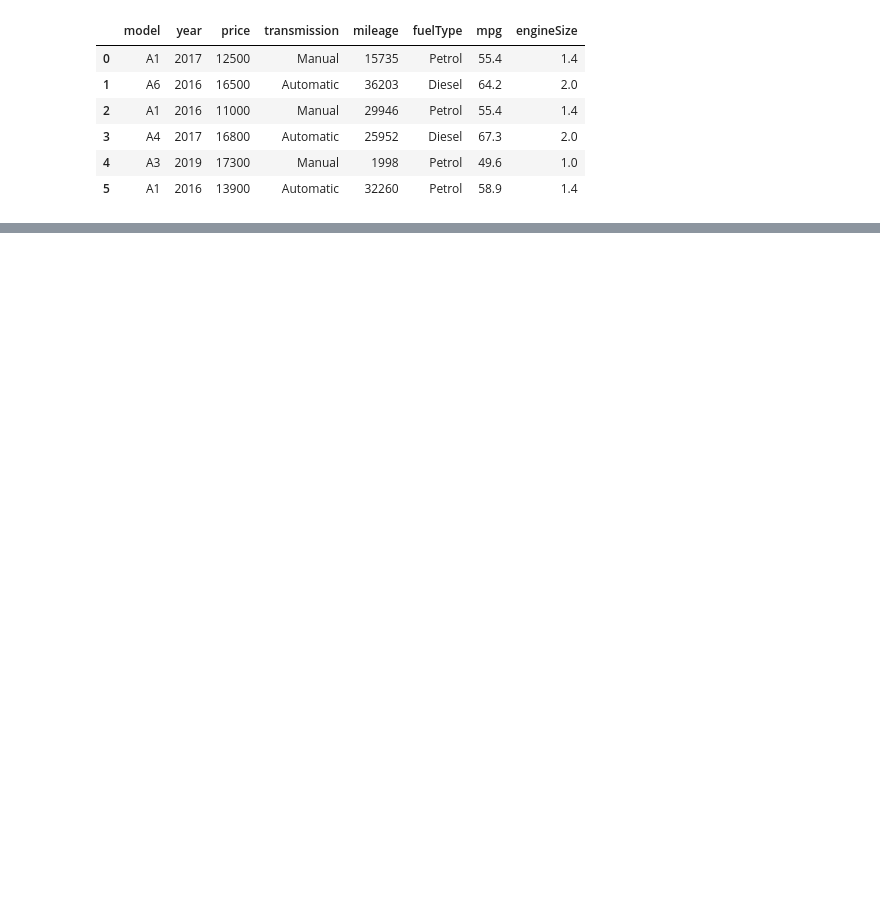
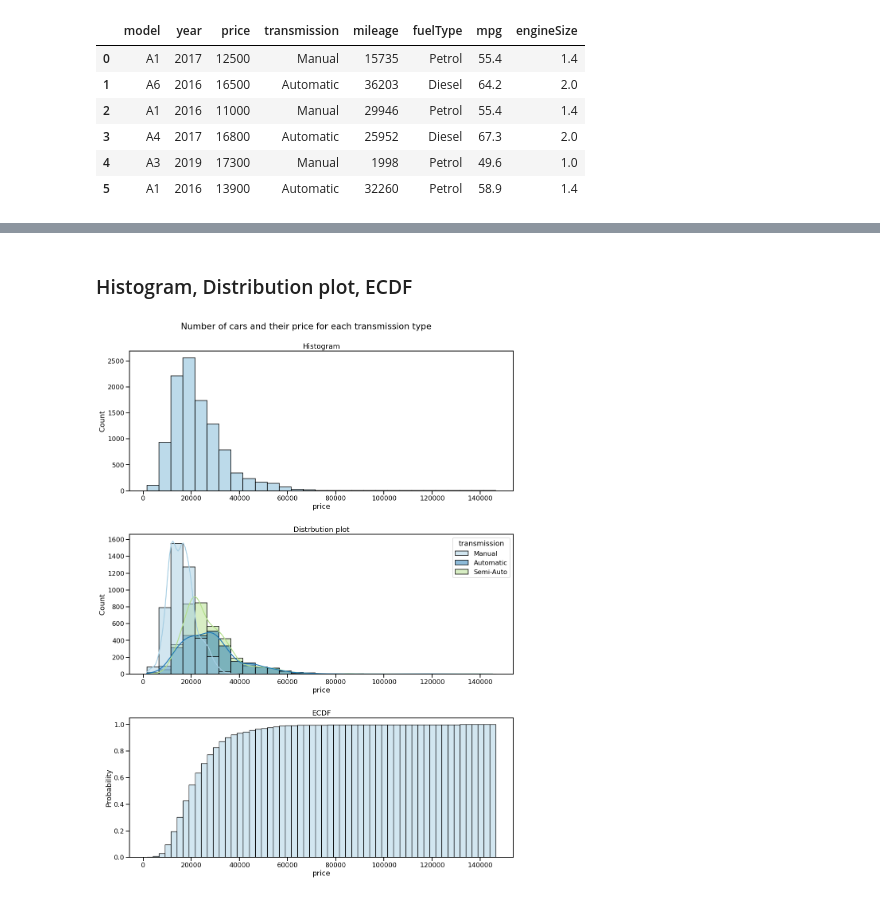
Before and after one commit to Mehreen-te/audi_used_car_analysis, a Jupyter notebook: audi_used_car_EDA.ipynb, the cells around one changed output, grey strips where cells are left out. Drawn from its saved outputs; the diff is of its cells as text; code cells hidden in the pictures; blank space fills up the shorter version.

```diff
--- a/audi_used_car_EDA.ipynb
+++ b/audi_used_car_EDA.ipynb
@@ -123,0 +213,27 @@ plt.show()
+# %% [markdown]
+### Histogram, Distribution plot, ECDF
+# %%
+plt.figure(figsize=(15,20))
+#color pallete for selecting a set of color
+sns.set_palette("Paired")
+plt.suptitle("Number of cars and their price for each transmission type")
+
+plt.subplot(3,1,1)
+plt.title("\nHistogram")
+# m binwidth- the data is graphed in groups of 'm' wide unit on x axis.
+sns.histplot(data=df,x='price',binwidth=5000, fill=True)
+
+plt.subplot(3,1,2)
+plt.title("\nDistrbution plot")
+# kde- parameter used for the distribution curve
+sns.histplot(data=df,x='price',binwidth=5000, kde=True, hue='transmission')
+
+plt.subplot(3,1,3)
+plt.title("\nECDF")
+# stat- count, frequency, density, probability- variable for y axis
+sns.histplot(data=df,x='price',binwidth=2500, alpha=0.5, cumulative=True,stat='probability')
+
+plt.tight_layout()
+plt.show()
+# %% [output]
+[figure, added]
```
Also changed, not shown: parts of 26 cells of this notebook.
